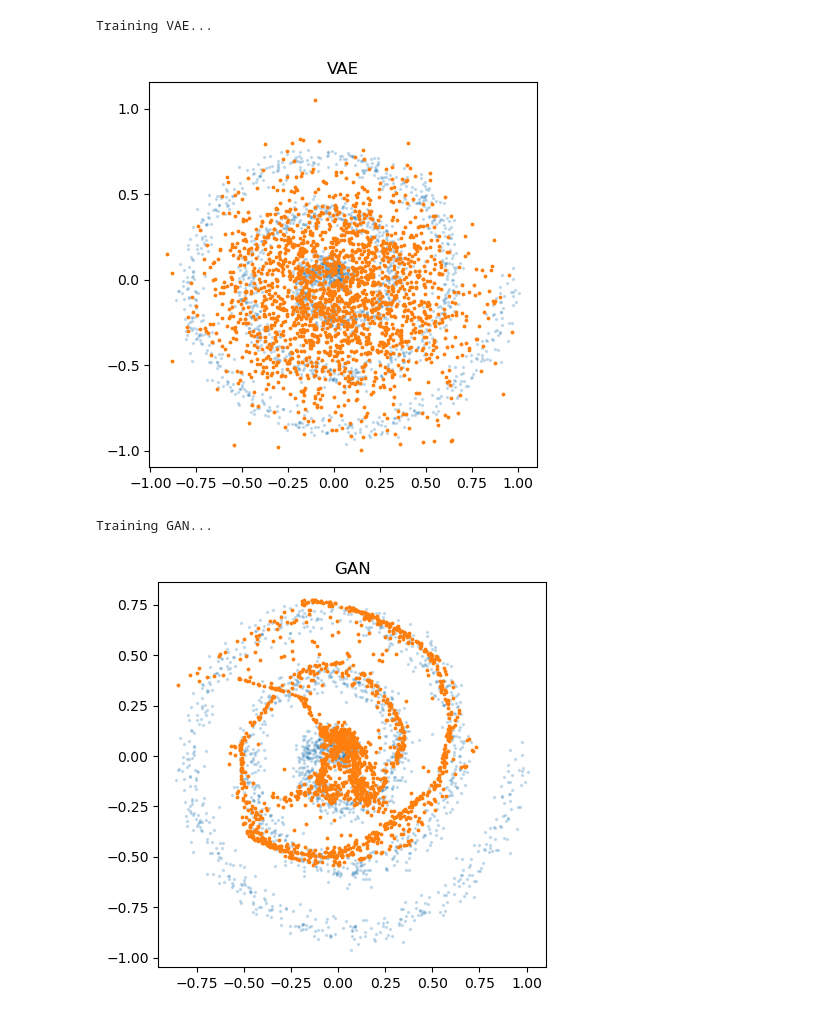
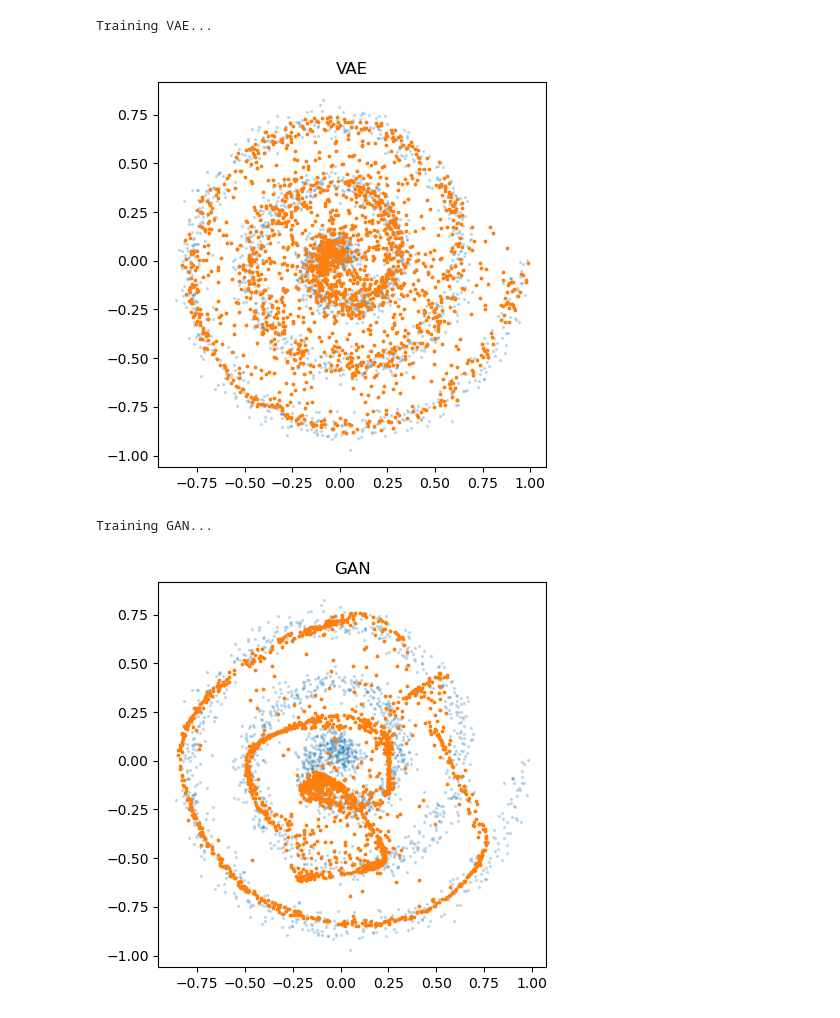
Before and after one commit to arshdeep-usc/ee660-project, a Jupyter notebook: final.ipynb, the cells around one changed output. Drawn from its saved outputs; the diff is of its cells as text; code cells hidden in the pictures.

```diff
--- a/final.ipynb
+++ b/final.ipynb
@@ -148,10 +148,14 @@ class ResBlock(nn.Module):
     def __init__(self, h):
         super().__init__()
         self.net = nn.Sequential(
+            nn.LayerNorm(h),
+            nn.ReLU(),
             nn.Linear(h, h),
+            nn.LayerNorm(h),
             nn.ReLU(),
             nn.Linear(h, h),
         )
+
     def forward(self, x):
         return x + self.net(x)
 
@@ -159,12 +163,12 @@ class ResBlock(nn.Module):
 class Generator(nn.Module):
     def __init__(self, z=2, h=128, d=2, n_res=2):
         super().__init__()
-        self.z_dim = z
+        self.z_dim = z   # <-- needed for sampling
 
         self.input = nn.Sequential(
             nn.Linear(z, h),
+            nn.LayerNorm(h),
             nn.ReLU(),
-            nn.LayerNorm(h)
         )
         self.body = nn.Sequential(*[ResBlock(h) for _ in range(n_res)])
         self.output = nn.Linear(h, d)
@@ -180,8 +184,8 @@ class Discriminator(nn.Module):
         super().__init__()
         self.input = nn.Sequential(
             nn.Linear(d, h),
+            nn.LayerNorm(h),
             nn.ReLU(),
-            nn.LayerNorm(h)
         )
         self.body = nn.Sequential(*[ResBlock(h) for _ in range(n_res)])
         self.output = nn.Sequential(
@@ -197,7 +201,8 @@ class Discriminator(nn.Module):
 # ---------- Sampling function ----------
 @torch.no_grad()
 def sample_gan(G, n=2000, device="cpu"):
-    z = torch.randn(n, 2, device=device)
+    G.eval()
+    z = torch.randn(n, G.z_dim, device=device)
     return G(z).cpu().numpy()
 # %%
 def train_vae(loader, X, epochs=1500):
@@ -285,8 +292,10 @@ Training GAN...
+# %%
+train_vae(spiral_loader, X_spiral, epochs=1500)
+# %% [output]
+Training VAE...
+[figure, added]
 # %%
-train_vae(spiral_loader, X_spiral, epochs=15)
 train_gan(spiral_loader, X_spiral, epochs=1500)
 # %% [output]
-Training VAE...
+Training GAN...
-[figure, old version]
+[figure, new version]
-Training GAN...
-[figure, removed]
```
Also changed, not shown: parts of 6 cells of this notebook.
